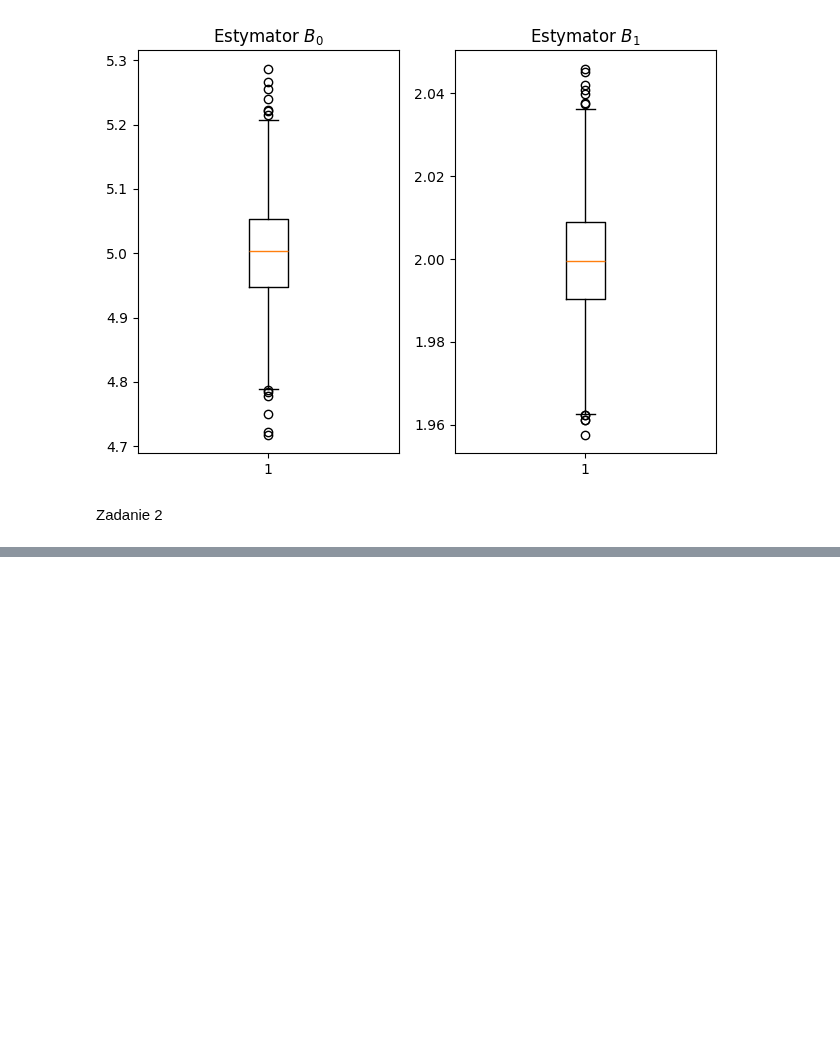
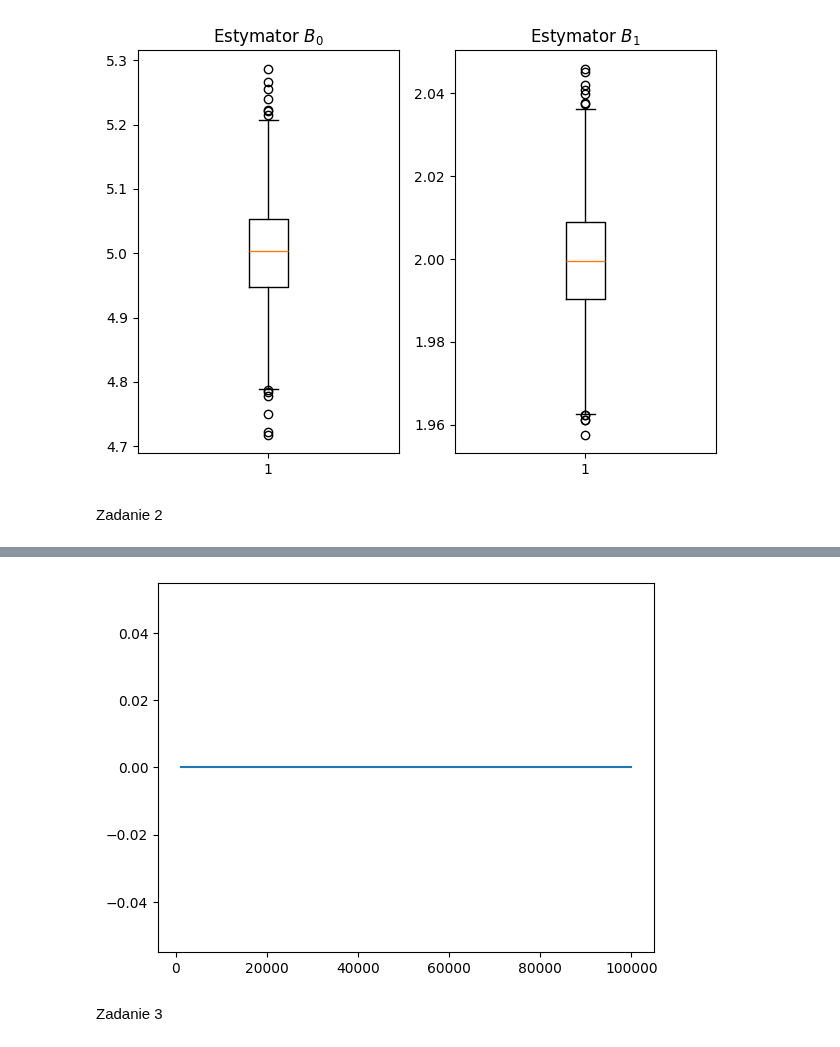
Before and after one commit to rafglo/Computer-Analysis-of-Time-Series, a Jupyter notebook: lista2.ipynb, the cells around one changed output, grey strips where cells are left out. Saved outputs shown, nothing was run; the diff lists cells and outputs as text; code cells hidden in the pictures; blank space fills up the shorter version.

```diff
--- a/lista2.ipynb
+++ b/lista2.ipynb
@@ -79,0 +97,2 @@ Zadanie 2
+# %%
+variances = [np.var(beta_e) for beta_e in beta_estims]
@@ -79,0 +104,7 @@ Zadanie 2
+# %%
+plt.plot(ns, variances)
+plt.show()
+# %% [output]
+[figure, added]
+# %% [markdown]
+Zadanie 3
```
Also changed, not shown: parts of 28 cells of this notebook.
